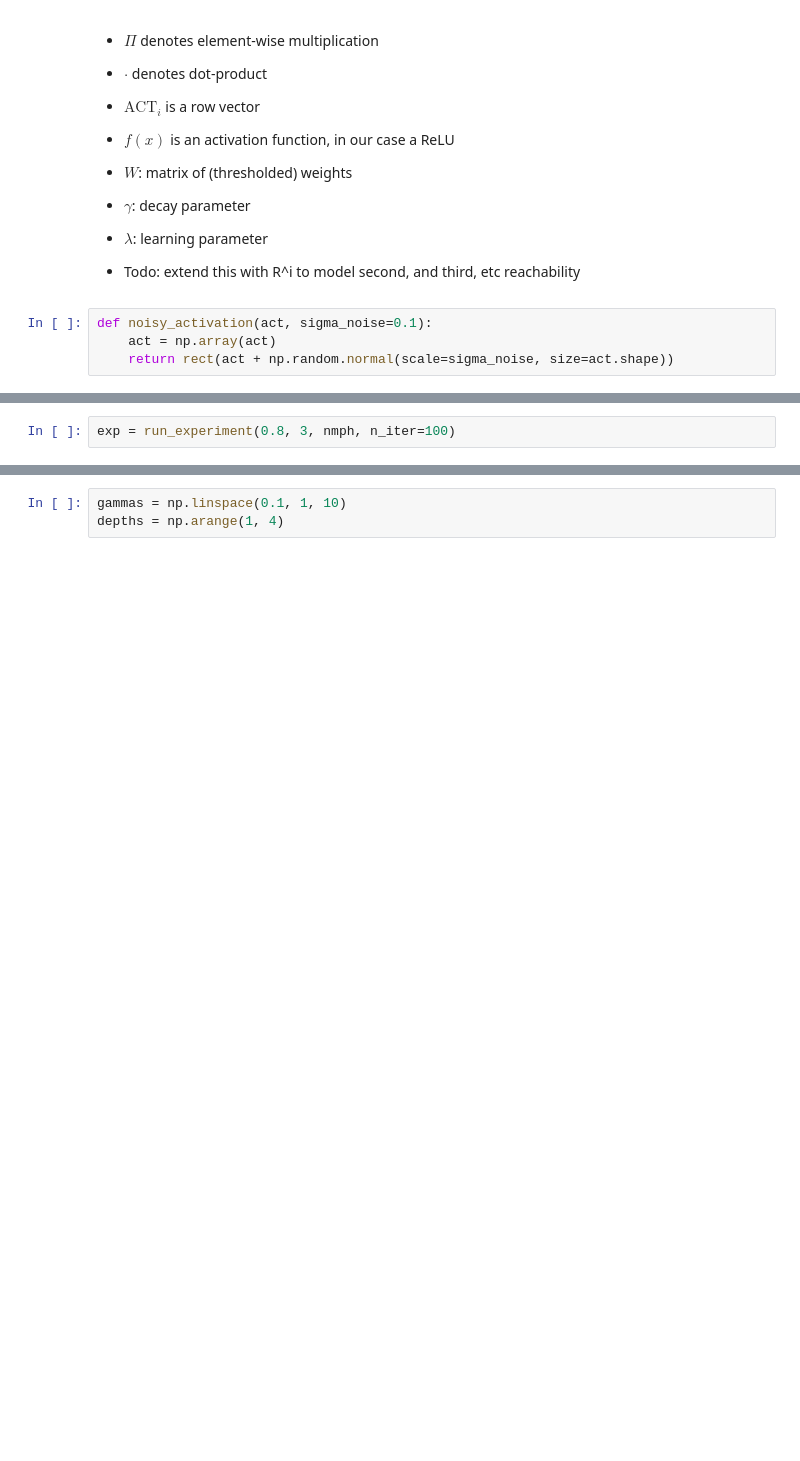
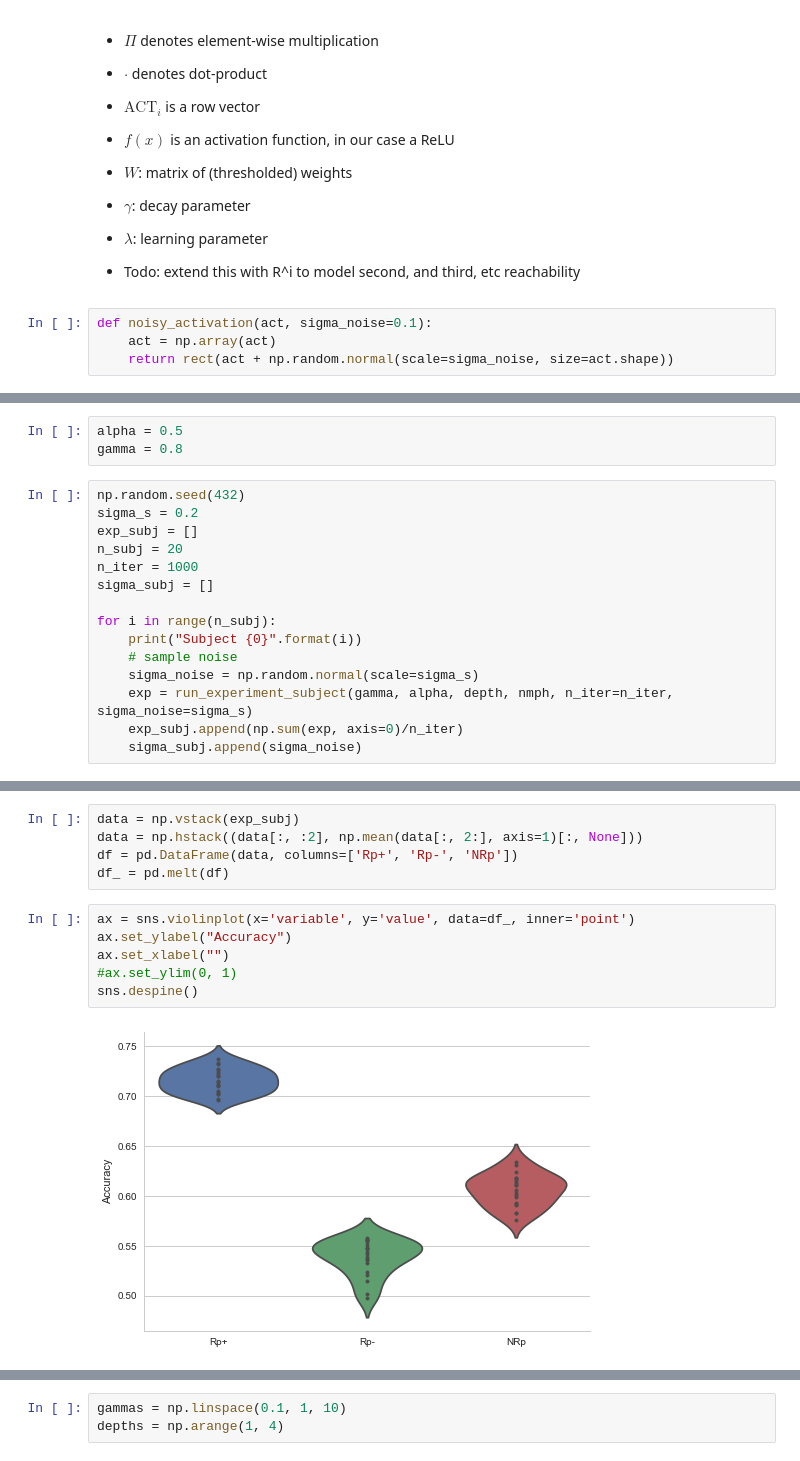
Before and after one commit to mvdoc/graphsemnet, a Jupyter notebook: notebooks/equations_algorithm.ipynb, the cells around one changed output, grey strips where cells are left out. Saved outputs shown, nothing was run; the diff lists cells and outputs as text; blank space fills up the shorter version.

```diff
--- a/notebooks/equations_algorithm.ipynb
+++ b/notebooks/equations_algorithm.ipynb
@@ -107,5 +117,3 @@ def run_experiment(gamma, depth, nmph, n_iter=1000, sigma_noise=0.01):
     #rpminus = np.sum(winner_iter[:, 1] == 2)/n_iter
     #nrp = (np.sum(winner_iter[:, 2] == 4)/n_iter + np.sum(winner_iter[:, 3] == 5)/n_iter)/2.
     return winner_iter
-# %%
-exp = run_experiment(0.8, 3, nmph, n_iter=100)
@@ -111,0 +123,18 @@ exp = run_experiment(0.8, 3, nmph, n_iter=100)
+# %%
+alpha = 0.5
+gamma = 0.8
+# %%
+np.random.seed(432)
+sigma_s = 0.2
+exp_subj = []
+n_subj = 20
+n_iter = 1000
+sigma_subj = []
+
+for i in range(n_subj):
+    print("Subject {0}".format(i))
+    # sample noise
+    sigma_noise = np.random.normal(scale=sigma_s)
+    exp = run_experiment_subject(gamma, alpha, depth, nmph, n_iter=n_iter, sigma_noise=sigma_s)
+    exp_subj.append(np.sum(exp, axis=0)/n_iter)
+    sigma_subj.append(sigma_noise)
@@ -111,0 +162,13 @@ exp = run_experiment(0.8, 3, nmph, n_iter=100)
+# %%
+data = np.vstack(exp_subj)
+data = np.hstack((data[:, :2], np.mean(data[:, 2:], axis=1)[:, None]))
+df = pd.DataFrame(data, columns=['Rp+', 'Rp-', 'NRp'])
+df_ = pd.melt(df)
+# %%
+ax = sns.violinplot(x='variable', y='value', data=df_, inner='point')
+ax.set_ylabel("Accuracy")
+ax.set_xlabel("")
+#ax.set_ylim(0, 1)
+sns.despine()
+# %% [output]
+[figure, added]
```
Also changed, not shown: parts of 30 cells of this notebook, 1 other file.
